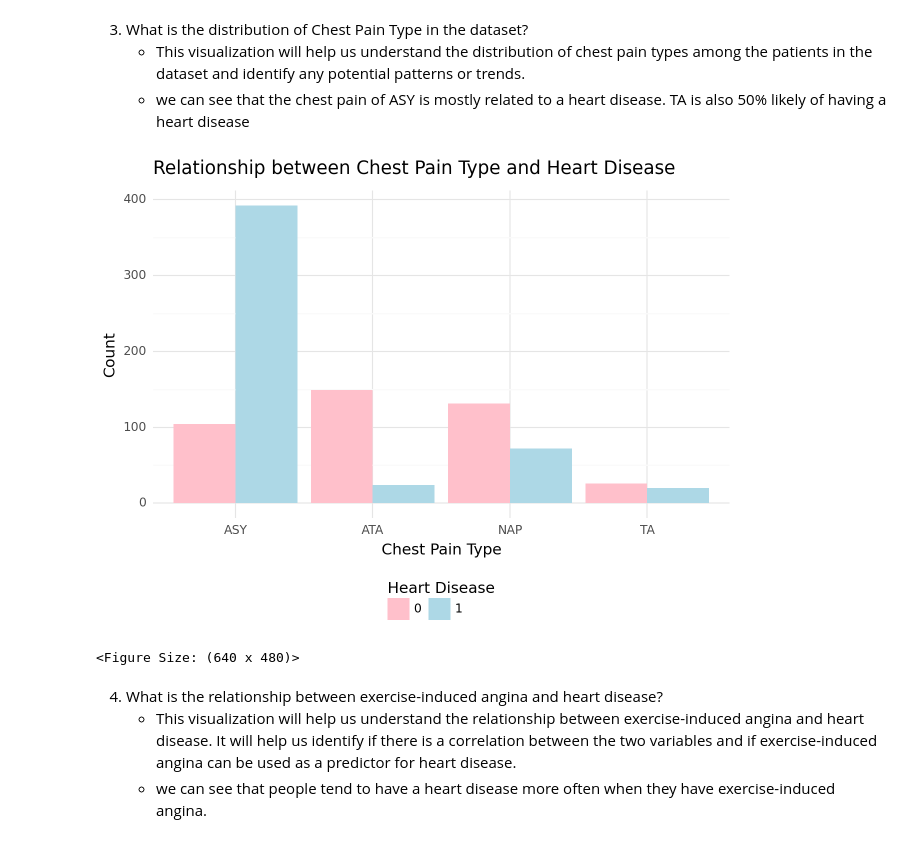
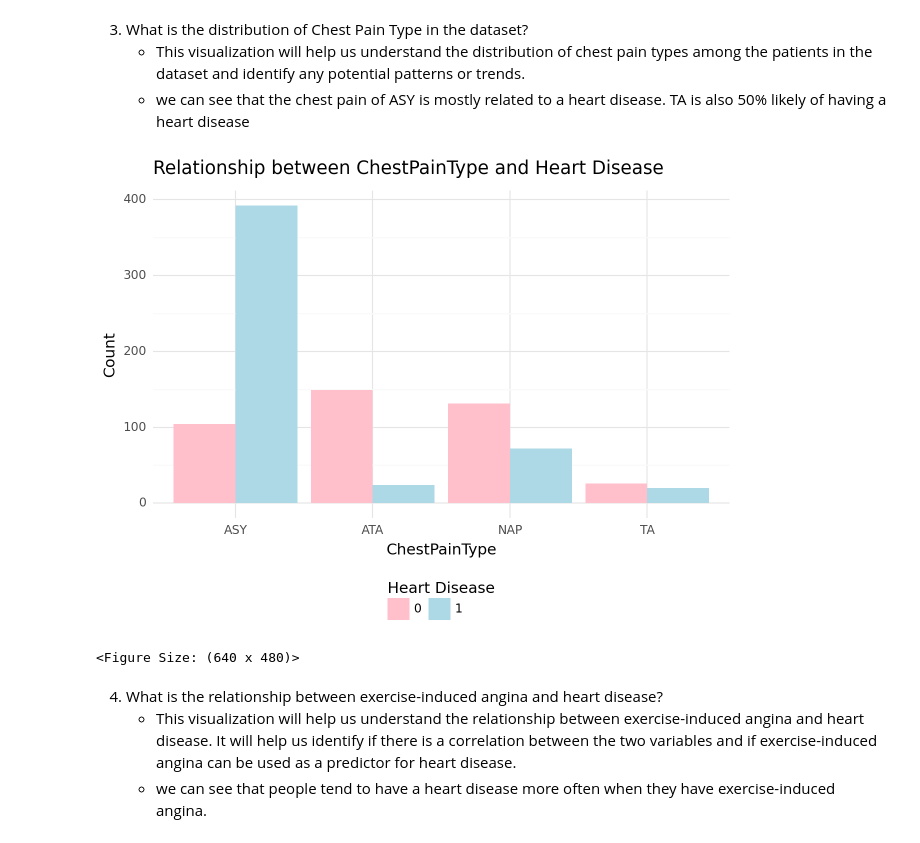
Before and after one commit to dgardunohorneffer/Captsone-AI, a Jupyter notebook: Notebooks/Daniela_Garduno/Notebook_Daniela.ipynb, the cells around one changed output. Drawn from its saved outputs; the diff is of its cells as text; code cells hidden in the pictures.

```diff
--- a/Notebooks/Daniela_Garduno/Notebook_Daniela.ipynb
+++ b/Notebooks/Daniela_Garduno/Notebook_Daniela.ipynb
@@ -144,17 +149,11 @@ plt.title('What is the distribution of age among patients with heart disease?',
 3. What is the distribution of Chest Pain Type in the dataset?
     * This visualization will help us understand the distribution of chest pain types among the patients in the dataset and identify any potential patterns or trends.
     * we can see that the chest pain of ASY is mostly related to a heart disease. TA is also 50% likely of having a heart disease
-# %%
-(p9.ggplot(df, p9.aes(x='ChestPainType', fill='factor(HeartDisease)')) +
- p9.geom_bar(position='dodge') +
- p9.labs(title='Relationship between Chest Pain Type and Heart Disease',
-         x='Chest Pain Type', y='Count', fill='Heart Disease') +
- p9.theme(axis_text_x=p9.element_text(angle=45, hjust=1)) +
- p9.scale_fill_manual(values=['#FFC0CB', '#ADD8E6']) +
- p9.theme_minimal() + p9.theme(legend_position='bottom'))
-# %% [output]
-[figure, removed]
-<Figure Size: (640 x 480)>
+# %%
+plotting(df, 'ChestPainType')
+# %% [output]
+[figure, added]
+<Figure Size: (640 x 480)>
 # %% [markdown]
 4. What is the relationship between exercise-induced angina and heart disease?
     * This visualization will help us understand the relationship between exercise-induced angina and heart disease. It will help us identify if there is a correlation between the two variables and if exercise-induced angina can be used as a predictor for heart disease.
```
Also changed, not shown: parts of 12 cells of this notebook.
